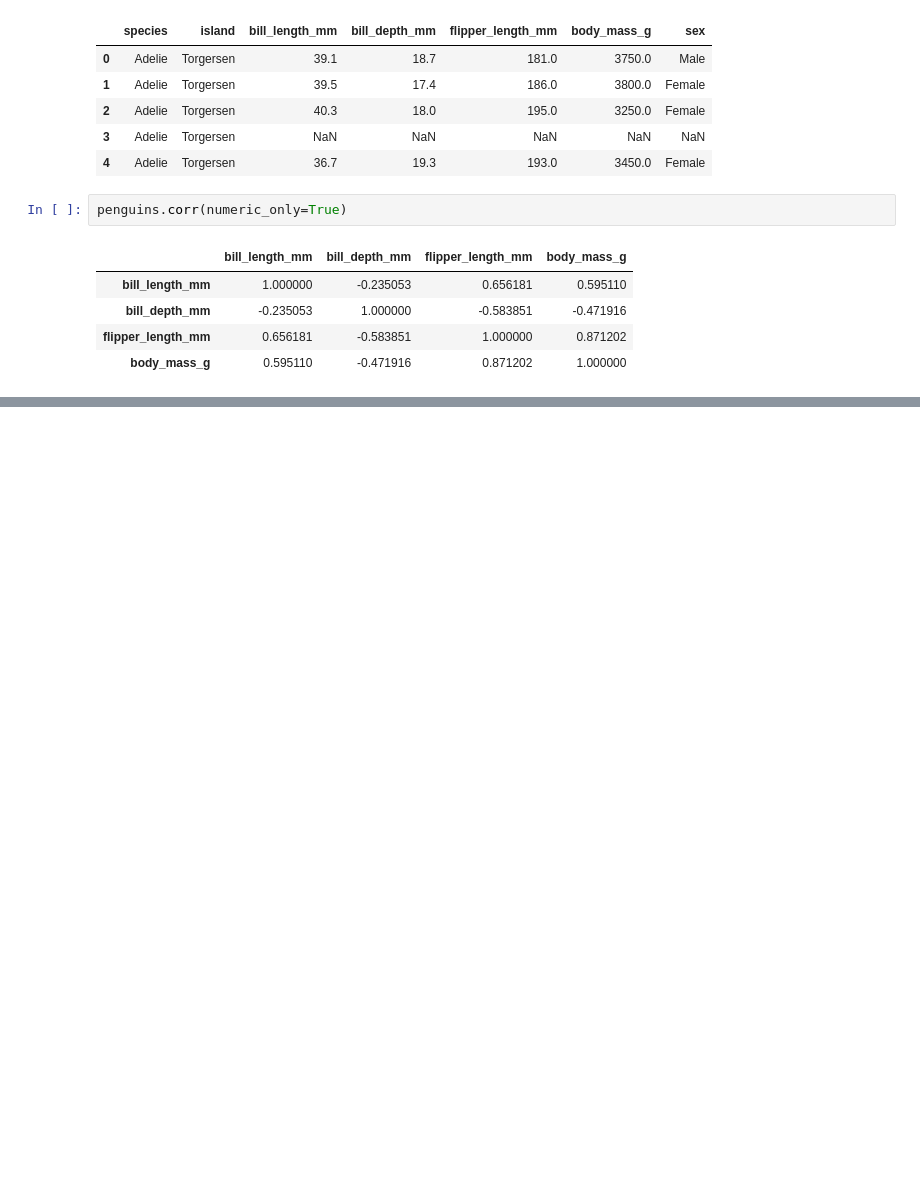
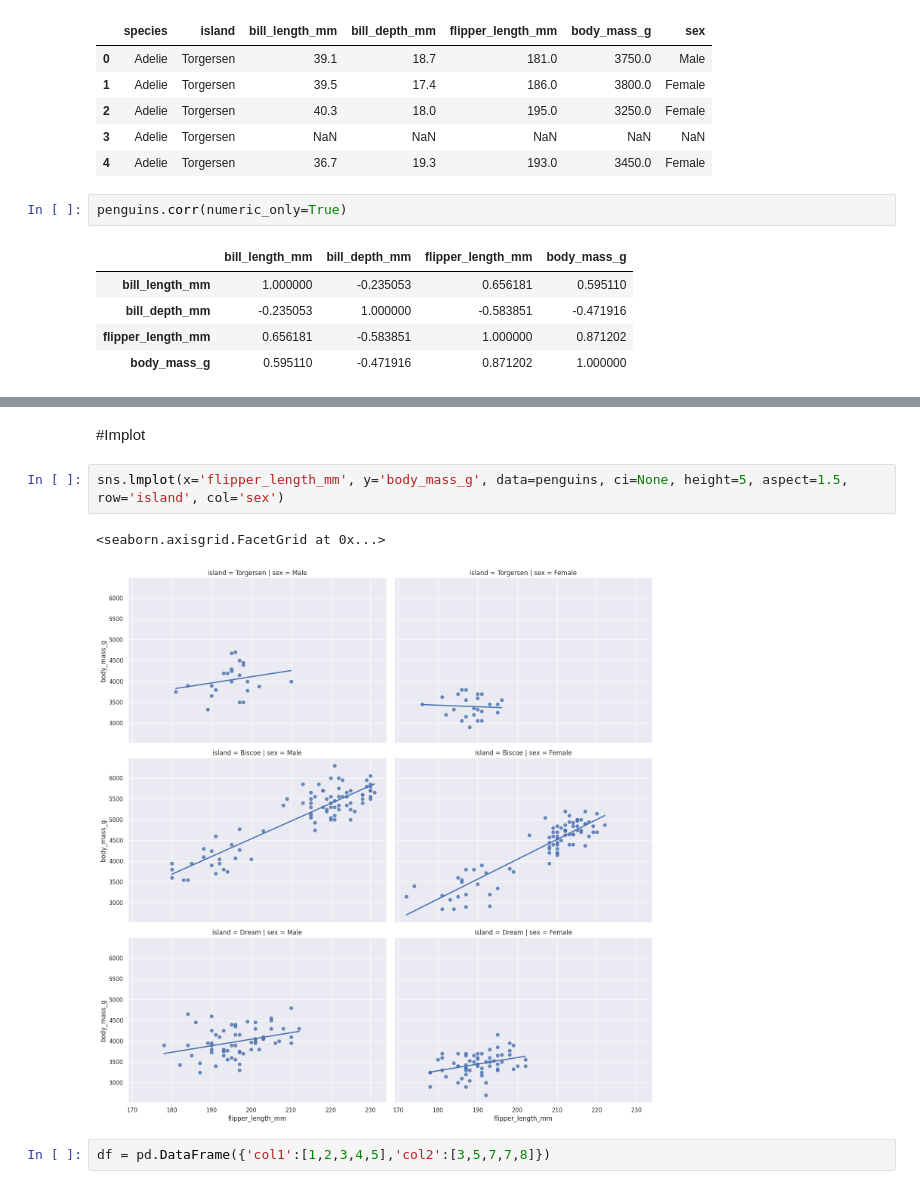
Before and after one commit to KeerthanaSistla/Python-for-Data-Analysis-Visualization, a Jupyter notebook: Seaborn.ipynb, the cells around one changed output, grey strips where cells are left out. Drawn from its saved outputs; the diff is of its cells as text; blank space fills up the shorter version.

```diff
--- a/Seaborn.ipynb
+++ b/Seaborn.ipynb
@@ -393,0 +410,9 @@ penguins.corr(numeric_only=True)
+# %% [markdown]
+#Implot
+# %%
+sns.lmplot(x='flipper_length_mm', y='body_mass_g', data=penguins, ci=None, height=5, aspect=1.5, row='island', col='sex')
+# %% [output]
+<seaborn.axisgrid.FacetGrid at 0x...>
+[figure, added]
+# %%
+df = pd.DataFrame({'col1':[1,2,3,4,5],'col2':[3,5,7,7,8]})
```
Also changed, not shown: parts of 26 cells of this notebook.
